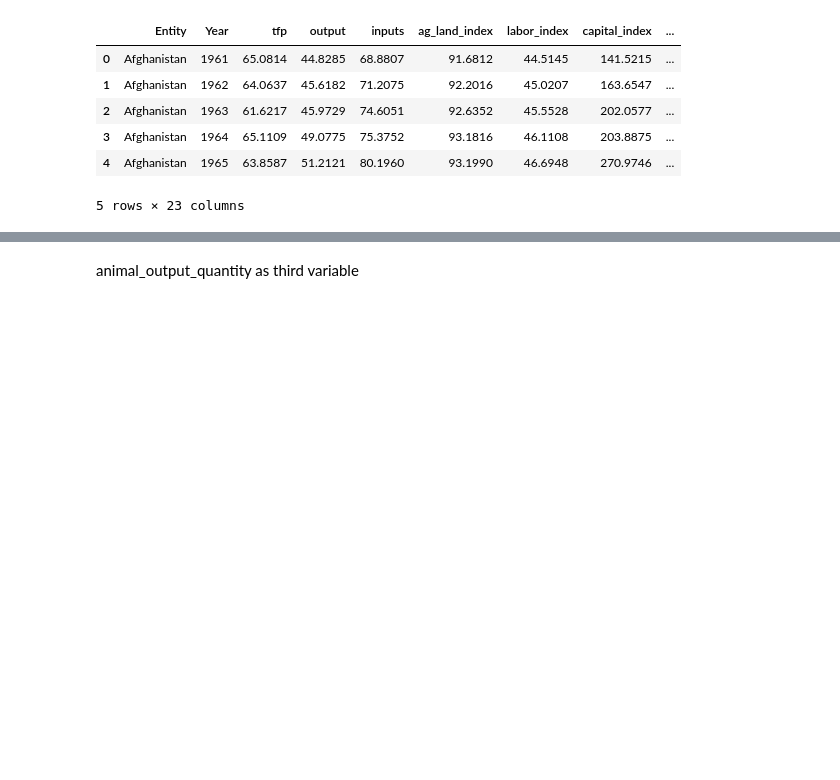
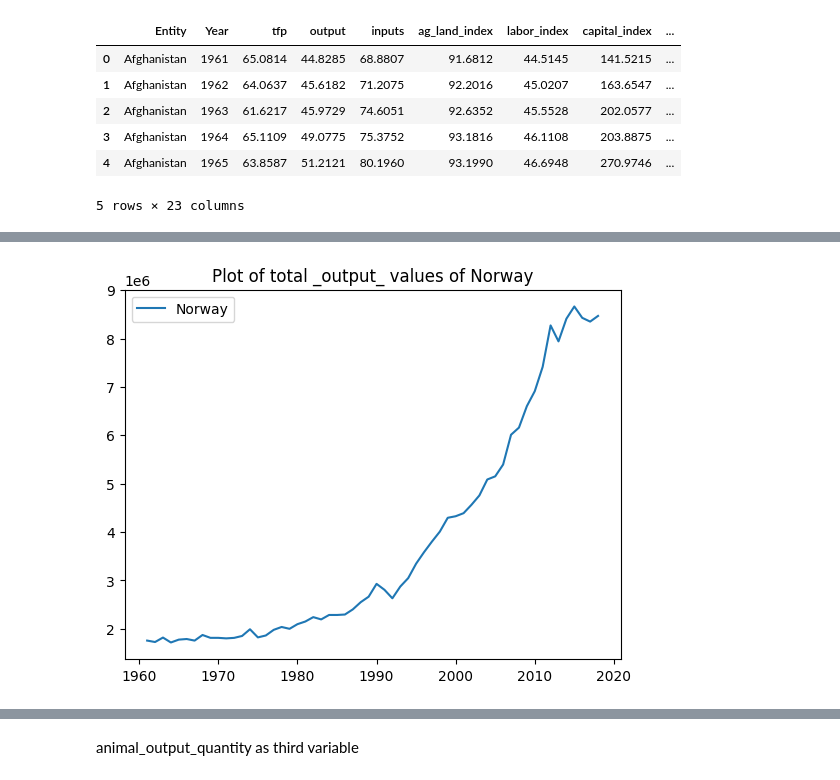
Before and after one commit to carlkrg/AP-Agros-Uni-Project, a Jupyter notebook: Testing/testing_notebook.ipynb, the cells around one changed output, grey strips where cells are left out. Cells and saved outputs as stored; diff of their text form; code cells hidden in the pictures; blank space fills up the shorter version.

```diff
--- a/Testing/testing_notebook.ipynb
+++ b/Testing/testing_notebook.ipynb
@@ -49,3 +32,7 @@ test_obj.df.loc[test_obj.df['Entity'] == 'Afghanistan']
+# %%
+test_obj.plot_country_chart("Norway")
+# %% [output]
+[figure, added]
 # %%
 corr_matrix = test_obj.df.corr()
 display(corr_matrix)
```
Also changed, not shown: parts of 2 cells of this notebook, 1 other file.
